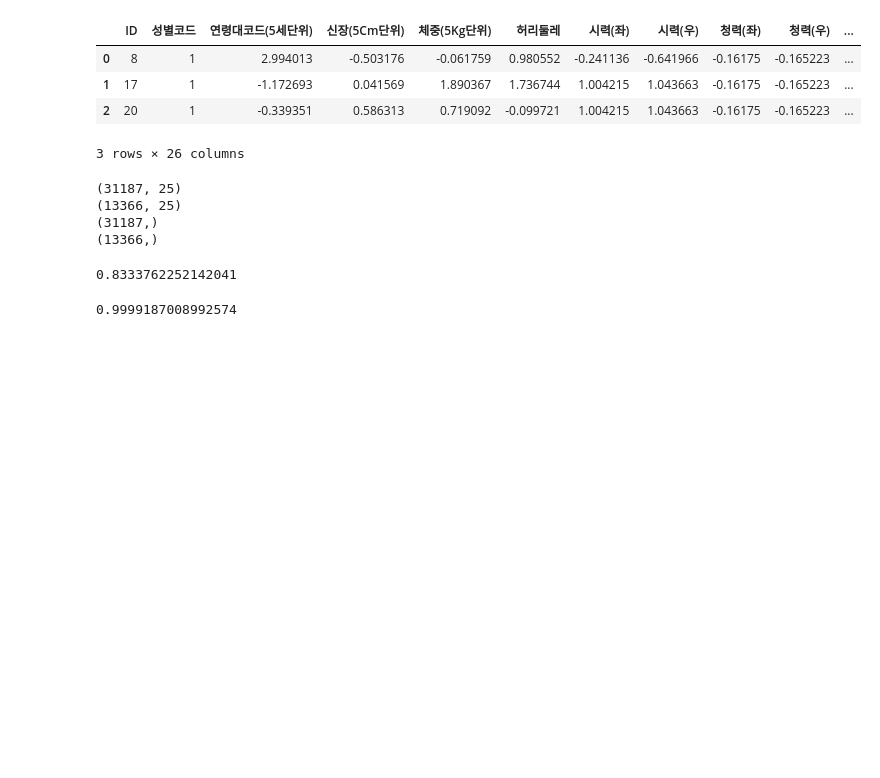
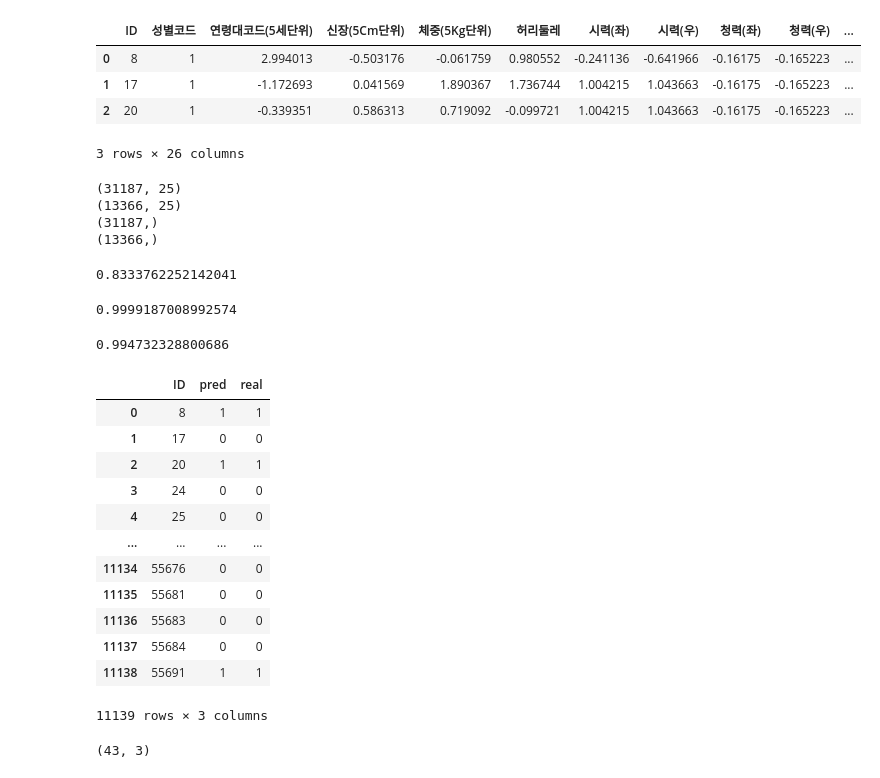
Before and after one commit to heyggun/bigdata_analysis_test, a Jupyter notebook: DataManim_type2_Classification_4.ipynb, the cells around one changed output. Cells and saved outputs as stored; diff of their text form; code cells hidden in the pictures; blank space fills up the shorter version.

```diff
--- a/DataManim_type2_Classification_4.ipynb
+++ b/DataManim_type2_Classification_4.ipynb
@@ -246,4 +246,27 @@ roc_auc_score(y_test['흡연상태'], pred)
 
 
 class_pred = model.predict(x_test_s.drop(columns=['ID']))
-f1_score(y_test['흡연상태'], class_pred, )
+print(f1_score(y_test['흡연상태'], class_pred, pos_label=1))
+# %% [output]
+0.994732328800686
+# %%
+temp = pd.DataFrame({'ID': x_test_s['ID'], 'pred':class_pred, 'real':y_test['흡연상태']})
+temp
+# %% [output]
+|  | ID | pred | real |
+| 0 | 8 | 1 | 1 |
+| 1 | 17 | 0 | 0 |
+| 2 | 20 | 1 | 1 |
+| 3 | 24 | 0 | 0 |
+| 4 | 25 | 0 | 0 |
+| ... | ... | ... | ... |
+| 11134 | 55676 | 0 | 0 |
+| 11135 | 55681 | 0 | 0 |
+| 11136 | 55683 | 0 | 0 |
+| 11137 | 55684 | 0 | 0 |
+| 11138 | 55691 | 1 | 1 |
+11139 rows × 3 columns
+# %%
+temp.loc[temp['pred']!=temp['real']].shape
+# %% [output]
+(43, 3)
```
